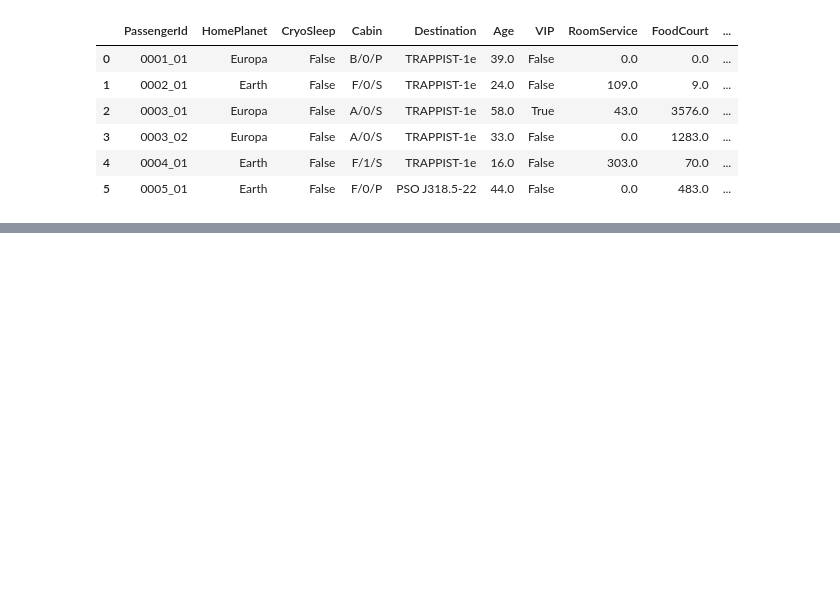
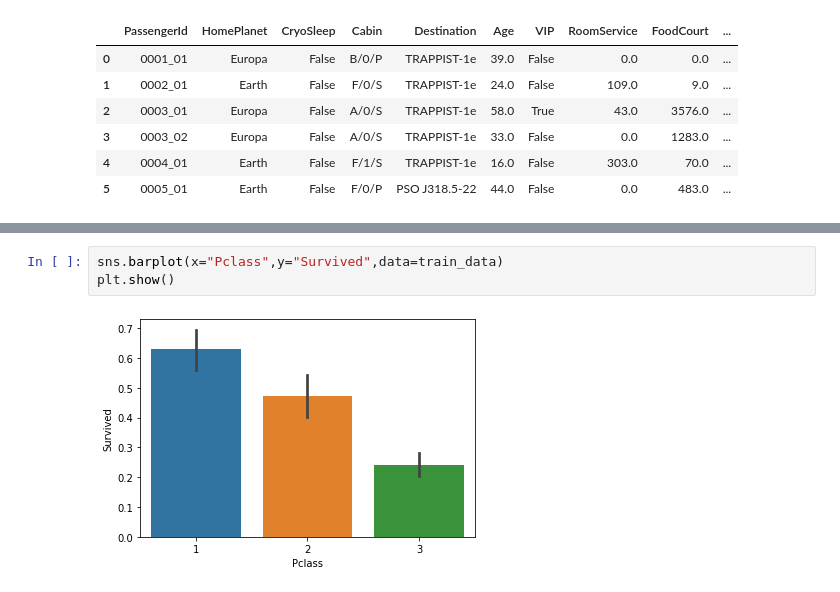
Before and after one commit to lailailee/kaggle-entry-project-exercises, a Jupyter notebook: spaceship-titanic.ipynb, the cells around one changed output, grey strips where cells are left out. Saved outputs shown, nothing was run; the diff lists cells and outputs as text; blank space fills up the shorter version.

```diff
--- a/spaceship-titanic.ipynb
+++ b/spaceship-titanic.ipynb
@@ -169,0 +178,5 @@ sns.barplot(X="Sex",Y="Suir")
+# %%
+sns.barplot(x="Pclass",y="Survived",data=train_data)
+plt.show()
+# %% [output]
+[figure, added]
```
Also changed, not shown: parts of 45 cells of this notebook, 6 other files.
